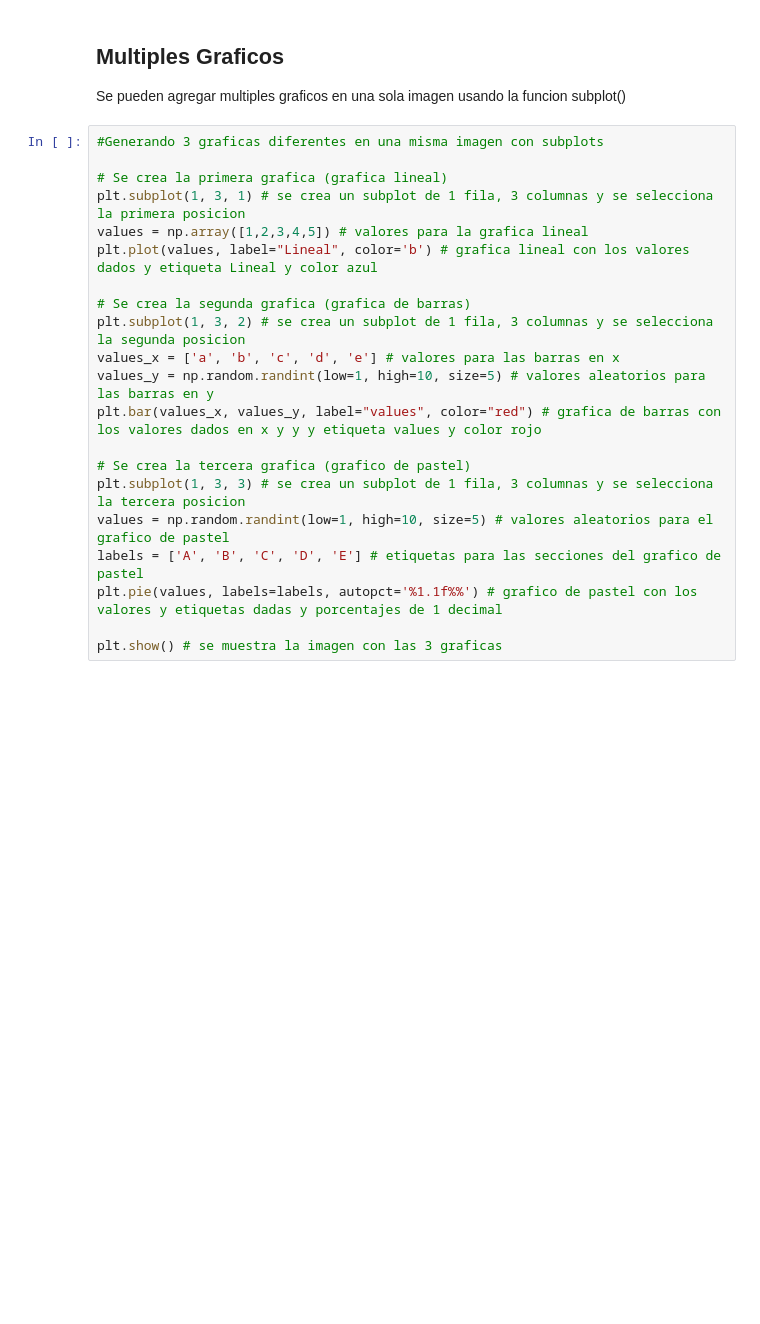
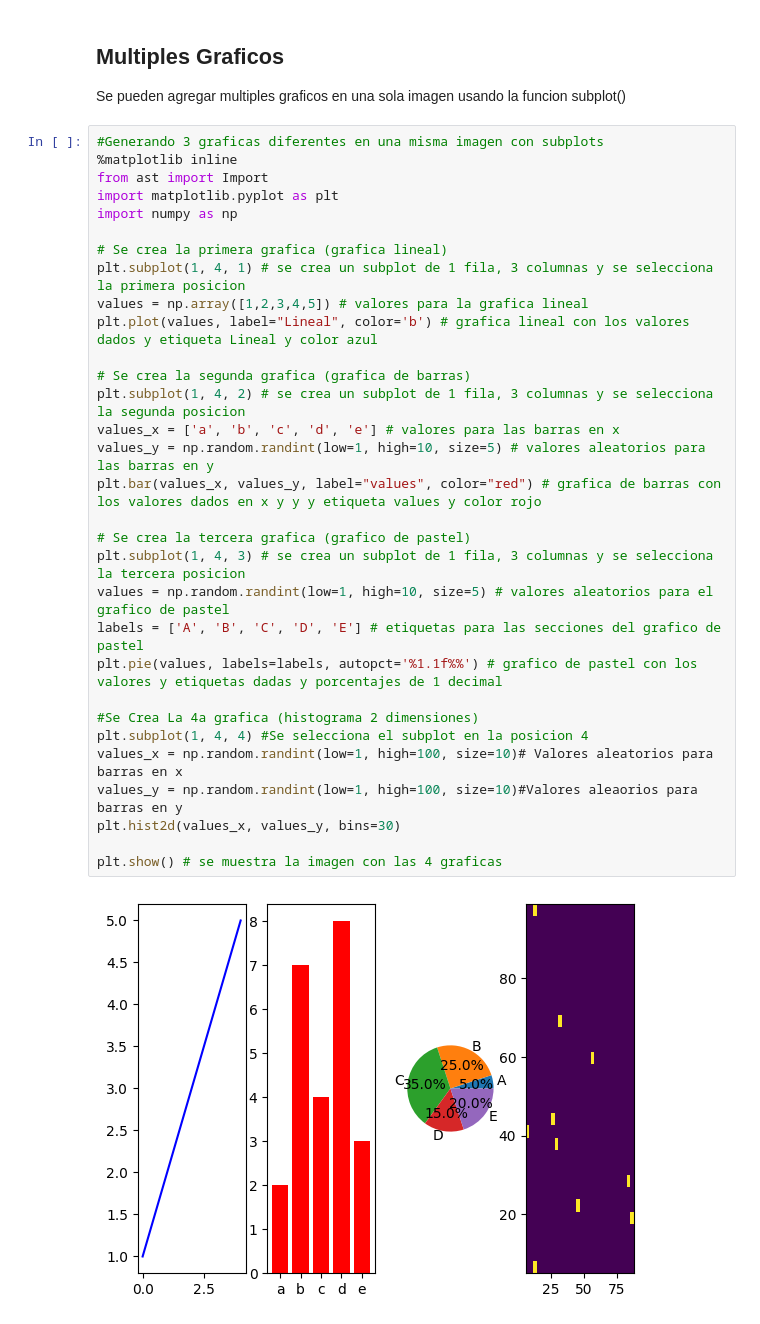
Before and after one commit to MartiMcFly03/MasterDataScience, a Jupyter notebook: ProgramacionPython/Matplotlib.ipynb, the cells around one changed output. Cells and saved outputs as stored; diff of their text form; blank space fills up the shorter version.

Commit message:
4 graficas con subplot

```diff
--- a/ProgramacionPython/Matplotlib.ipynb
+++ b/ProgramacionPython/Matplotlib.ipynb
@@ -220,22 +220,34 @@ plt.show() # se muestra la grafica
 Se pueden agregar multiples graficos en una sola imagen usando la funcion subplot()
 # %%
 #Generando 3 graficas diferentes en una misma imagen con subplots
+%matplotlib inline
+from ast import Import
+import matplotlib.pyplot as plt
+import numpy as np
 
 # Se crea la primera grafica (grafica lineal)
-plt.subplot(1, 3, 1) # se crea un subplot de 1 fila, 3 columnas y se selecciona la primera posicion
+plt.subplot(1, 4, 1) # se crea un subplot de 1 fila, 3 columnas y se selecciona la primera posicion
 values = np.array([1,2,3,4,5]) # valores para la grafica lineal
 plt.plot(values, label="Lineal", color='b') # grafica lineal con los valores dados y etiqueta Lineal y color azul
 
 # Se crea la segunda grafica (grafica de barras)
-plt.subplot(1, 3, 2) # se crea un subplot de 1 fila, 3 columnas y se selecciona la segunda posicion
+plt.subplot(1, 4, 2) # se crea un subplot de 1 fila, 3 columnas y se selecciona la segunda posicion
 values_x = ['a', 'b', 'c', 'd', 'e'] # valores para las barras en x
 values_y = np.random.randint(low=1, high=10, size=5) # valores aleatorios para las barras en y
 plt.bar(values_x, values_y, label="values", color="red") # grafica de barras con los valores dados en x y y y etiqueta values y color rojo
 
 # Se crea la tercera grafica (grafico de pastel)
-plt.subplot(1, 3, 3) # se crea un subplot de 1 fila, 3 columnas y se selecciona la tercera posicion
+plt.subplot(1, 4, 3) # se crea un subplot de 1 fila, 3 columnas y se selecciona la tercera posicion
 values = np.random.randint(low=1, high=10, size=5) # valores aleatorios para el grafico de pastel
 labels = ['A', 'B', 'C', 'D', 'E'] # etiquetas para las secciones del grafico de pastel
 plt.pie(values, labels=labels, autopct='%1.1f%%') # grafico de pastel con los valores y etiquetas dadas y porcentajes de 1 decimal
 
-plt.show() # se muestra la imagen con las 3 graficas
+#Se Crea La 4a grafica (histograma 2 dimensiones)
+plt.subplot(1, 4, 4) #Se selecciona el subplot en la posicion 4
+values_x = np.random.randint(low=1, high=100, size=10)# Valores aleatorios para barras en x
+values_y = np.random.randint(low=1, high=100, size=10)#Valores aleaorios para barras en y
+plt.hist2d(values_x, values_y, bins=30)
+
+plt.show() # se muestra la imagen con las 4 graficas
+# %% [output]
+[figure, added]
```
